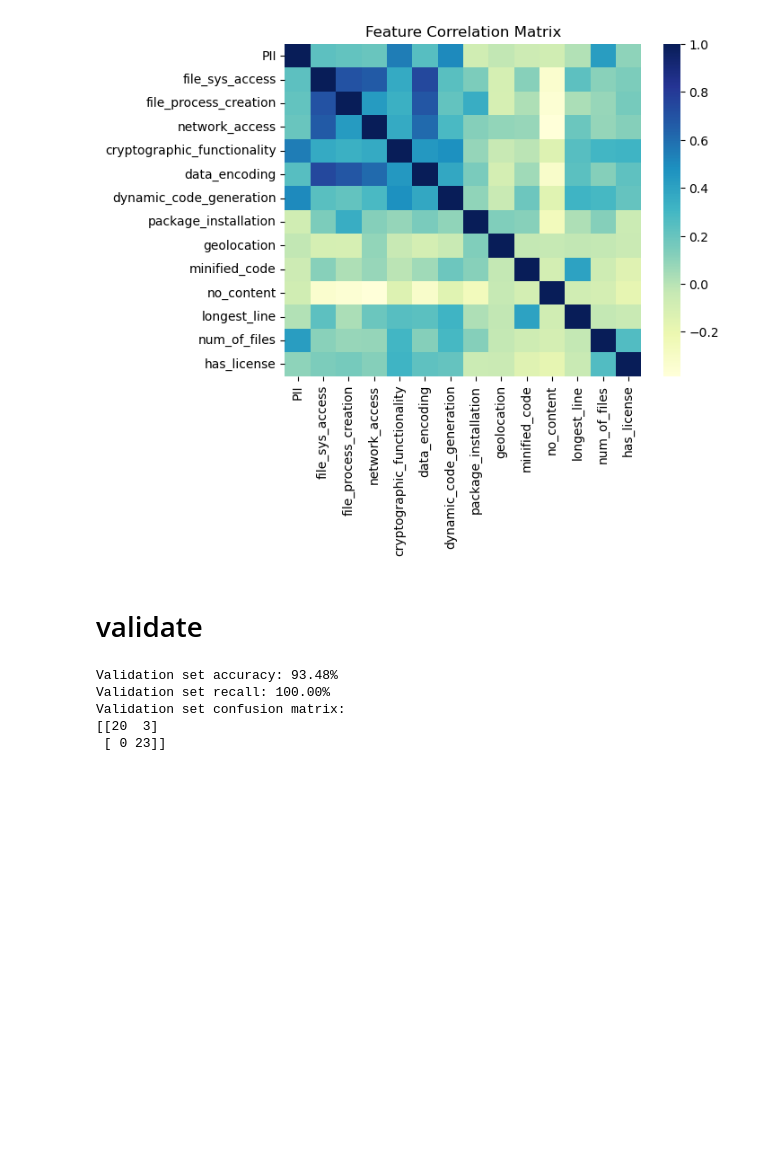
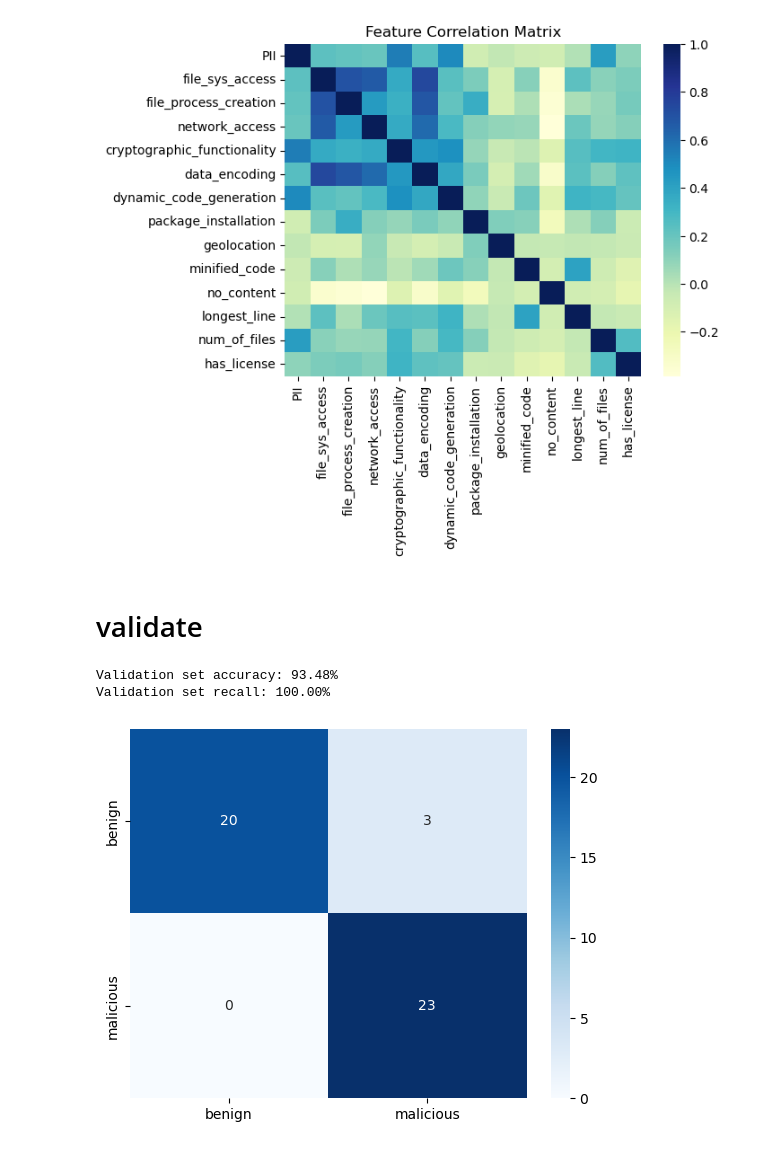
Before and after one commit to Lioo7/amalfi-artifact, a Jupyter notebook: code/training/basic_trainer.ipynb, the cells around one changed output. Saved outputs shown, nothing was run; the diff lists cells and outputs as text; code cells hidden in the pictures; blank space fills up the shorter version.

```diff
--- a/code/training/basic_trainer.ipynb
+++ b/code/training/basic_trainer.ipynb
@@ -93,20 +93,20 @@ y_val = val_data["label"]
 # %%
 y_pred_val = model.predict(X_val)
 score_val = model.score(X_val, y_val)
 recall_val = recall_score(y_val, y_pred_val, pos_label='malicious')
 print("Validation set accuracy: {:.2f}%".format(score_val * 100))
 print("Validation set recall: {:.2f}%".format(recall_val * 100))
 
 # Print the confusion matrix for the validation set
 cm = confusion_matrix(y_val, y_pred_val)
-print("Validation set confusion matrix:")
-print(cm)
+model_report = classification_report(y_val, y_pred_val, digits=5)
+heatmap = sns.heatmap(cm, annot=True, cmap='Blues', fmt='g',
+                      xticklabels=np.unique(y_val),
+                      yticklabels=np.unique(y_val))
 # %% [output]
 Validation set accuracy: 93.48%
 Validation set recall: 100.00%
-Validation set confusion matrix:
-[[20  3]
- [ 0 23]]
+[figure, added]
 # %%
 import pickle
 pickle.dump(model, open("dataToDocker.pkl",'wb'))
```
Also changed, not shown: 10 other files.
